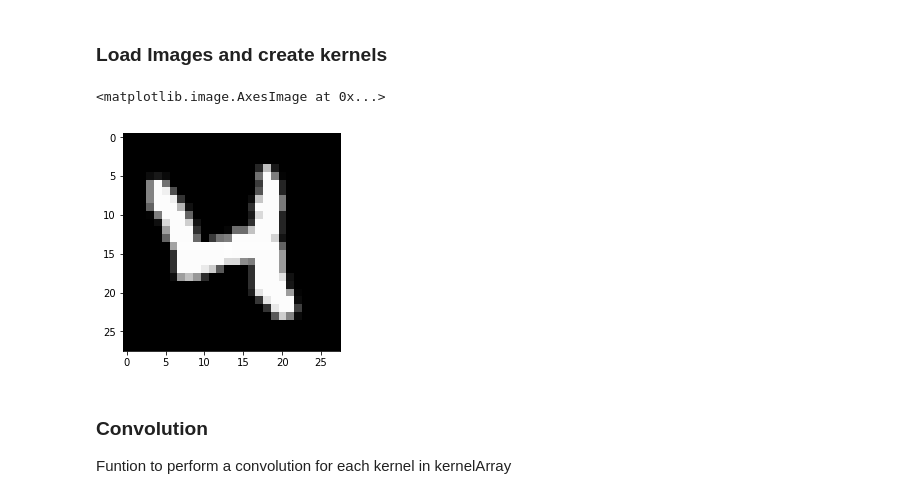
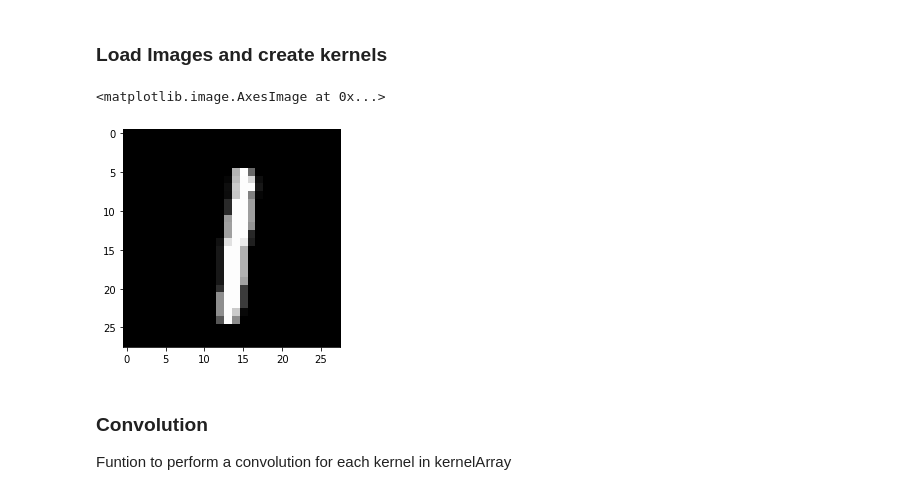
Before and after one commit to juan19932carlos/Notebooks, a Jupyter notebook: Convolutional Neural Network (CNN).ipynb, the cells around one changed output. Saved outputs shown, nothing was run; the diff lists cells and outputs as text; code cells hidden in the pictures.

```diff
--- a/Convolutional Neural Network (CNN).ipynb
+++ b/Convolutional Neural Network (CNN).ipynb
@@ -9,11 +9,11 @@ import mnist
 # %% [markdown]
 ### Load Images and create kernels
 # %%
-image = mnist.train_images()[20]
-plt.imshow(image, cmap='gray')
+image = mnist.train_images()[40]
+plt.imshow(image / 255 - .5, cmap='gray')
 # %% [output]
 <matplotlib.image.AxesImage at 0x...>
-[figure, old version]
+[figure, new version]
 # %% [markdown]
 ### Convolution
 Funtion to perform a convolution for each kernel in kernelArray
```
Also changed, not shown: parts of 18 cells of this notebook.
